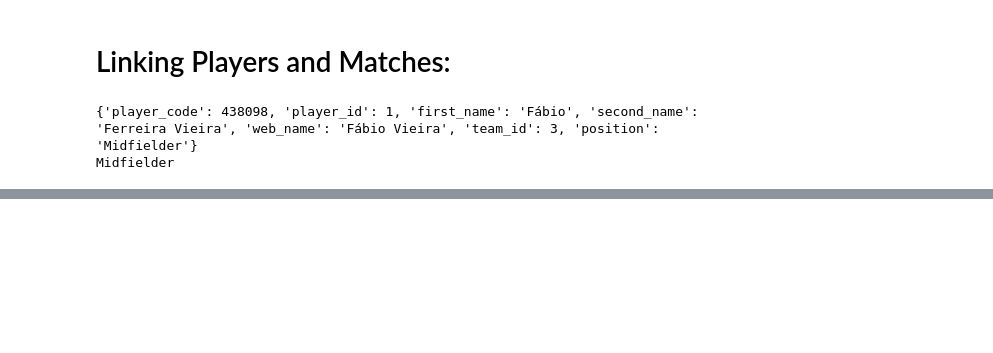
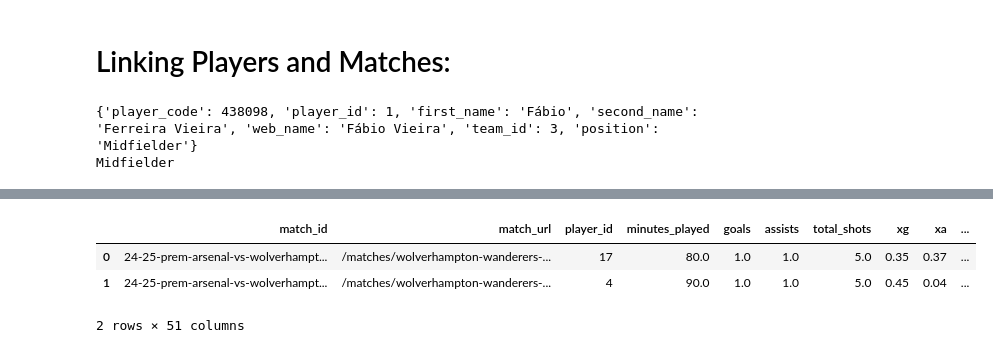
Before and after one commit to williamdee1/FPL-Elo-Insights, a Jupyter notebook: exploration.ipynb, the cells around one changed output, grey strips where cells are left out. Drawn from its saved outputs; the diff is of its cells as text; code cells hidden in the pictures; blank space fills up the shorter version.

```diff
--- a/exploration.ipynb
+++ b/exploration.ipynb
@@ -136,0 +188,5 @@ Midfielder
+# %%
+all_matches, all_players = load_all_gameweek_data(base_path="data/2024-2025")
+
+print(all_matches.shape)
+print(all_players.shape)
@@ -136,0 +203,7 @@ Midfielder
+# %%
+all_players.head(2)
+# %% [output]
+|  | match_id | match_url | player_id | minutes_played | goals | assists | total_shots | xg | xa | ... |
+| 0 | 24-25-prem-arsenal-vs-wolverhampt... | /matches/wolverhampton-wanderers-... | 17 | 80.0 | 1.0 | 1.0 | 5.0 | 0.35 | 0.37 | ... |
+| 1 | 24-25-prem-arsenal-vs-wolverhampt... | /matches/wolverhampton-wanderers-... | 4 | 90.0 | 1.0 | 1.0 | 5.0 | 0.45 | 0.04 | ... |
+2 rows × 51 columns
```
Also changed, not shown: parts of 10 cells of this notebook, 6 other files.
